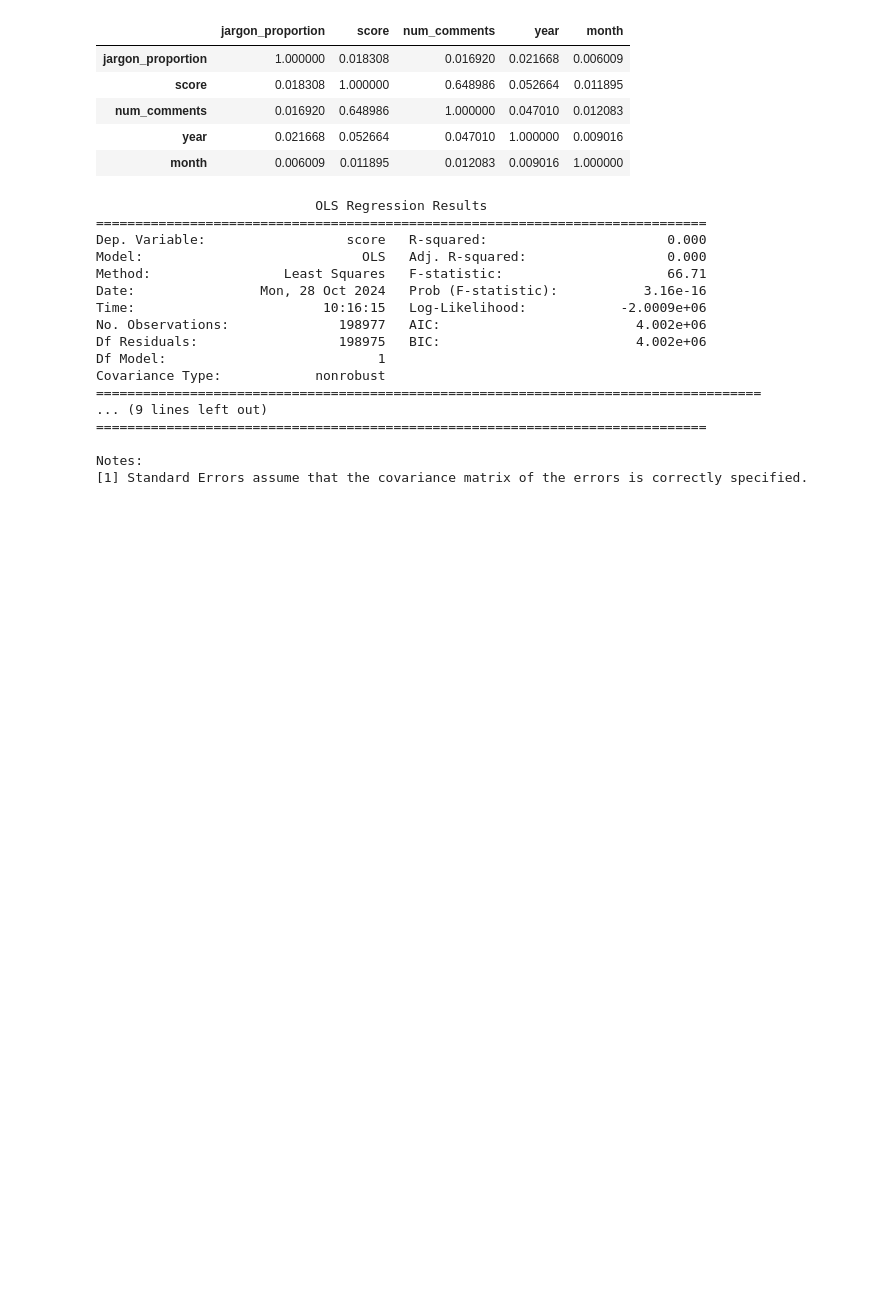
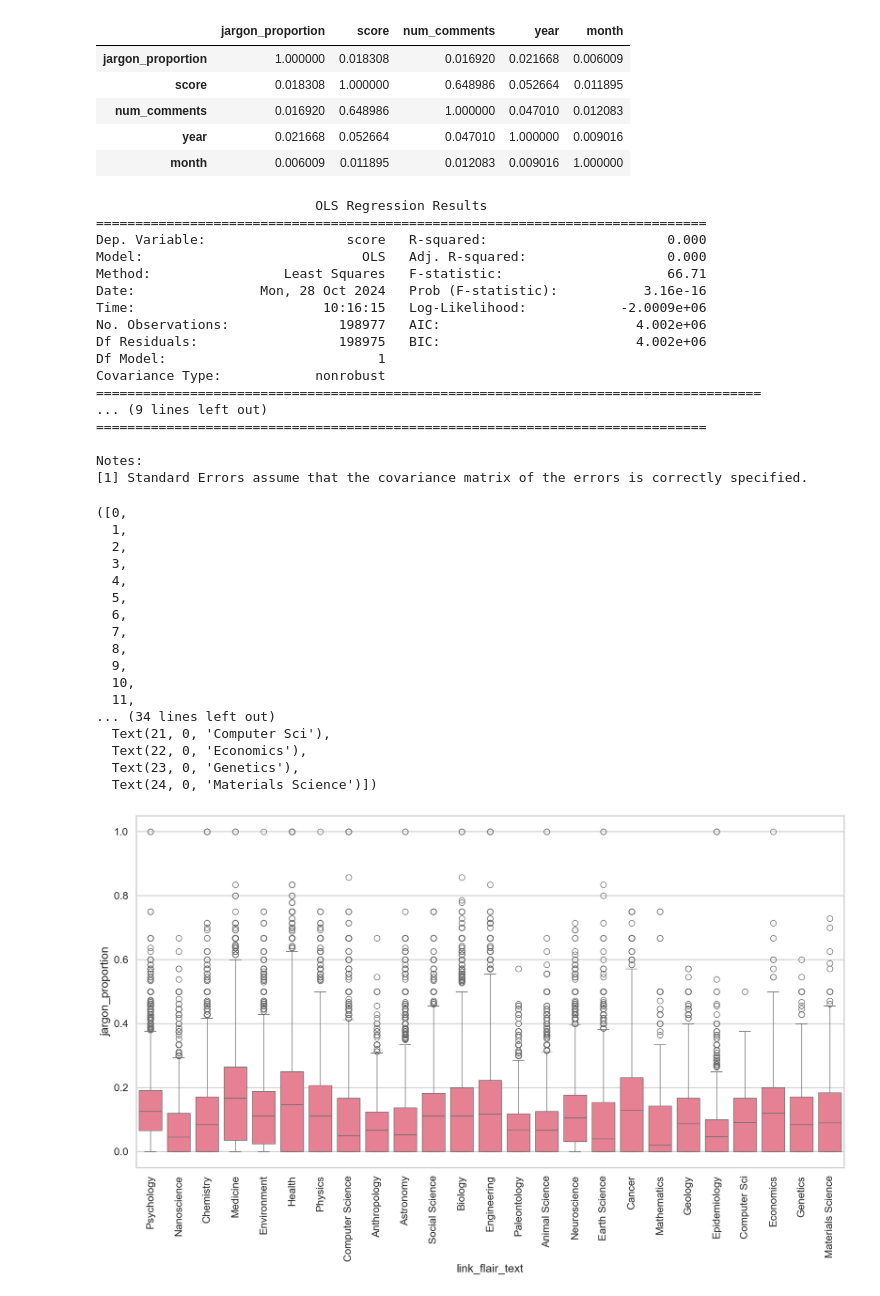
Before and after one commit to vetlewj/algorithmic-media, a Jupyter notebook: jargon_metric/regression_analysis_jargon.ipynb, the cells around one changed output. Cells and saved outputs as stored; diff of their text form; code cells hidden in the pictures; blank space fills up the shorter version.

```diff
--- a/jargon_metric/regression_analysis_jargon.ipynb
+++ b/jargon_metric/regression_analysis_jargon.ipynb
@@ -67,3 +68,30 @@ Covariance Type:            nonrobust
 
 Notes:
 [1] Standard Errors assume that the covariance matrix of the errors is correctly specified.
+# %%
+# seaborn plot of jargon measures over the categories
+sns.set(style="whitegrid")
+sns.set_palette("husl")
+sns.set_context("talk")
+plt.figure(figsize=(20, 10))
+sns.boxplot(x="link_flair_text", y="jargon_proportion", data=data)
+plt.xticks(rotation=90)
+# %% [output]
+([0,
+  1,
+  2,
+  3,
+  4,
+  5,
+  6,
+  7,
+  8,
+  9,
+  10,
+  11,
+... (34 lines left out)
+  Text(21, 0, 'Computer Sci'),
+  Text(22, 0, 'Economics'),
+  Text(23, 0, 'Genetics'),
+  Text(24, 0, 'Materials Science')])
+[figure, added]
```
Also changed, not shown: parts of 3 cells of this notebook, 9 other files.
